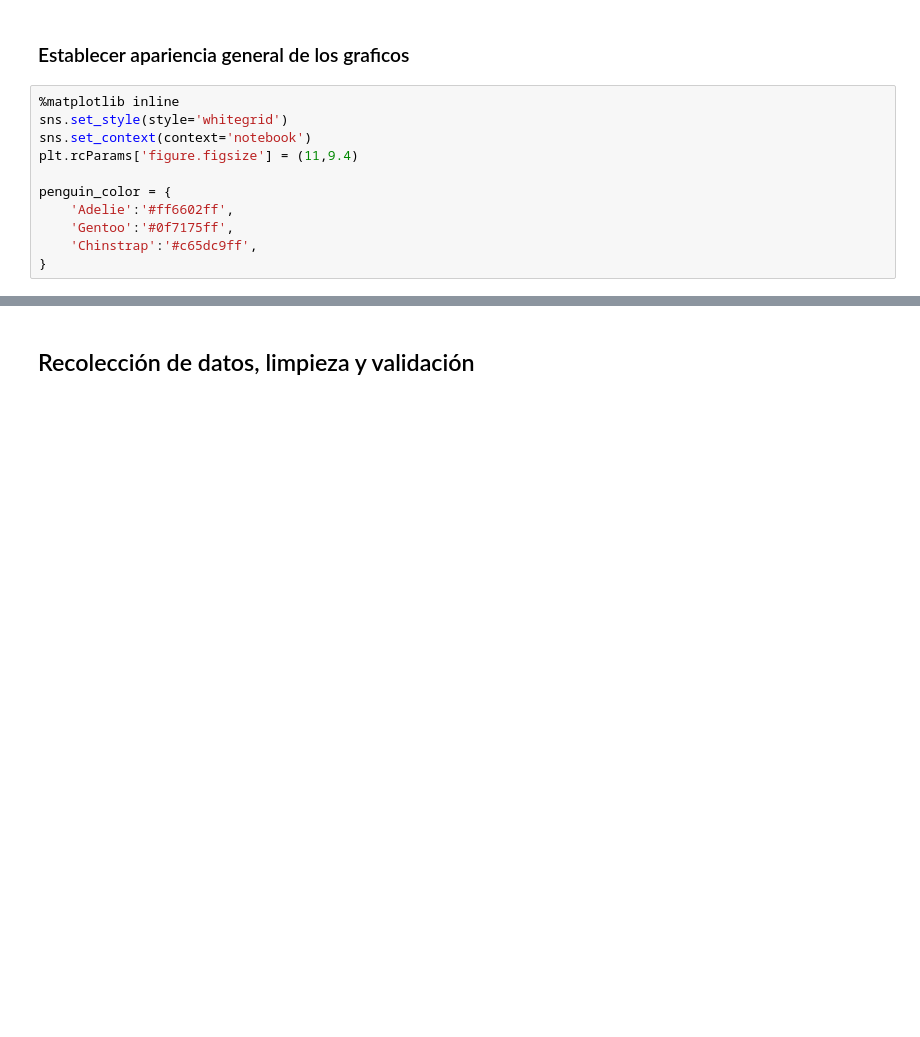
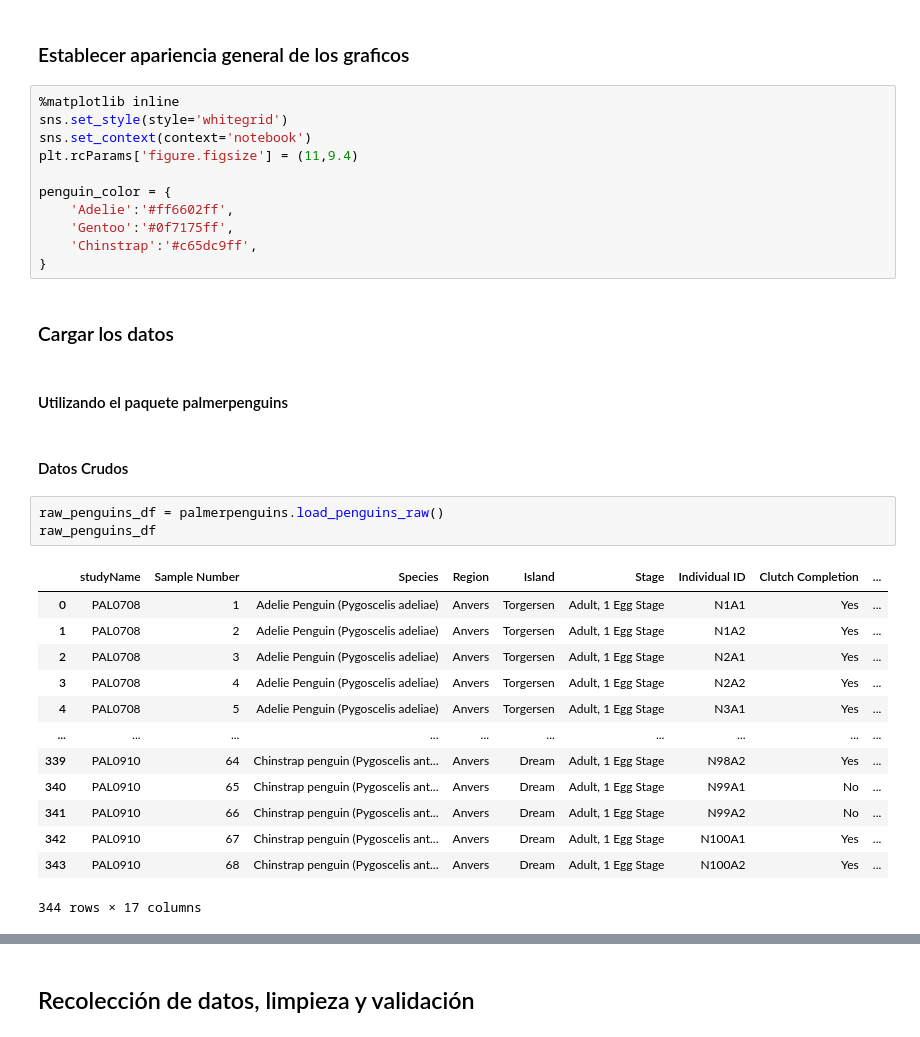
Before and after one commit to mazzaroli/EDA, a Jupyter notebook: article/notebook.ipynb, the cells around one changed output, grey strips where cells are left out. Cells and saved outputs as stored; diff of their text form; blank space fills up the shorter version.

```diff
--- a/article/notebook.ipynb
+++ b/article/notebook.ipynb
@@ -293,3 +293,26 @@ penguin_color = {
     'Gentoo':'#0f7175ff',
     'Chinstrap':'#c65dc9ff',
 }
+# %% [markdown]
+### Cargar los datos
+# %% [markdown]
+#### Utilizando el paquete palmerpenguins
+# %% [markdown]
+#### Datos Crudos
+# %%
+raw_penguins_df = palmerpenguins.load_penguins_raw()
+raw_penguins_df
+# %% [output]
+|  | studyName | Sample Number | Species | Region | Island | Stage | Individual ID | Clutch Completion | ... |
+| 0 | PAL0708 | 1 | Adelie Penguin (Pygoscelis adeliae) | Anvers | Torgersen | Adult, 1 Egg Stage | N1A1 | Yes | ... |
+| 1 | PAL0708 | 2 | Adelie Penguin (Pygoscelis adeliae) | Anvers | Torgersen | Adult, 1 Egg Stage | N1A2 | Yes | ... |
+| 2 | PAL0708 | 3 | Adelie Penguin (Pygoscelis adeliae) | Anvers | Torgersen | Adult, 1 Egg Stage | N2A1 | Yes | ... |
+| 3 | PAL0708 | 4 | Adelie Penguin (Pygoscelis adeliae) | Anvers | Torgersen | Adult, 1 Egg Stage | N2A2 | Yes | ... |
+| 4 | PAL0708 | 5 | Adelie Penguin (Pygoscelis adeliae) | Anvers | Torgersen | Adult, 1 Egg Stage | N3A1 | Yes | ... |
+| ... | ... | ... | ... | ... | ... | ... | ... | ... | ... |
+| 339 | PAL0910 | 64 | Chinstrap penguin (Pygoscelis ant... | Anvers | Dream | Adult, 1 Egg Stage | N98A2 | Yes | ... |
+| 340 | PAL0910 | 65 | Chinstrap penguin (Pygoscelis ant... | Anvers | Dream | Adult, 1 Egg Stage | N99A1 | No | ... |
+| 341 | PAL0910 | 66 | Chinstrap penguin (Pygoscelis ant... | Anvers | Dream | Adult, 1 Egg Stage | N99A2 | No | ... |
+| 342 | PAL0910 | 67 | Chinstrap penguin (Pygoscelis ant... | Anvers | Dream | Adult, 1 Egg Stage | N100A1 | Yes | ... |
+| 343 | PAL0910 | 68 | Chinstrap penguin (Pygoscelis ant... | Anvers | Dream | Adult, 1 Egg Stage | N100A2 | Yes | ... |
+344 rows × 17 columns
```
Also changed, not shown: parts of 6 cells of this notebook.
